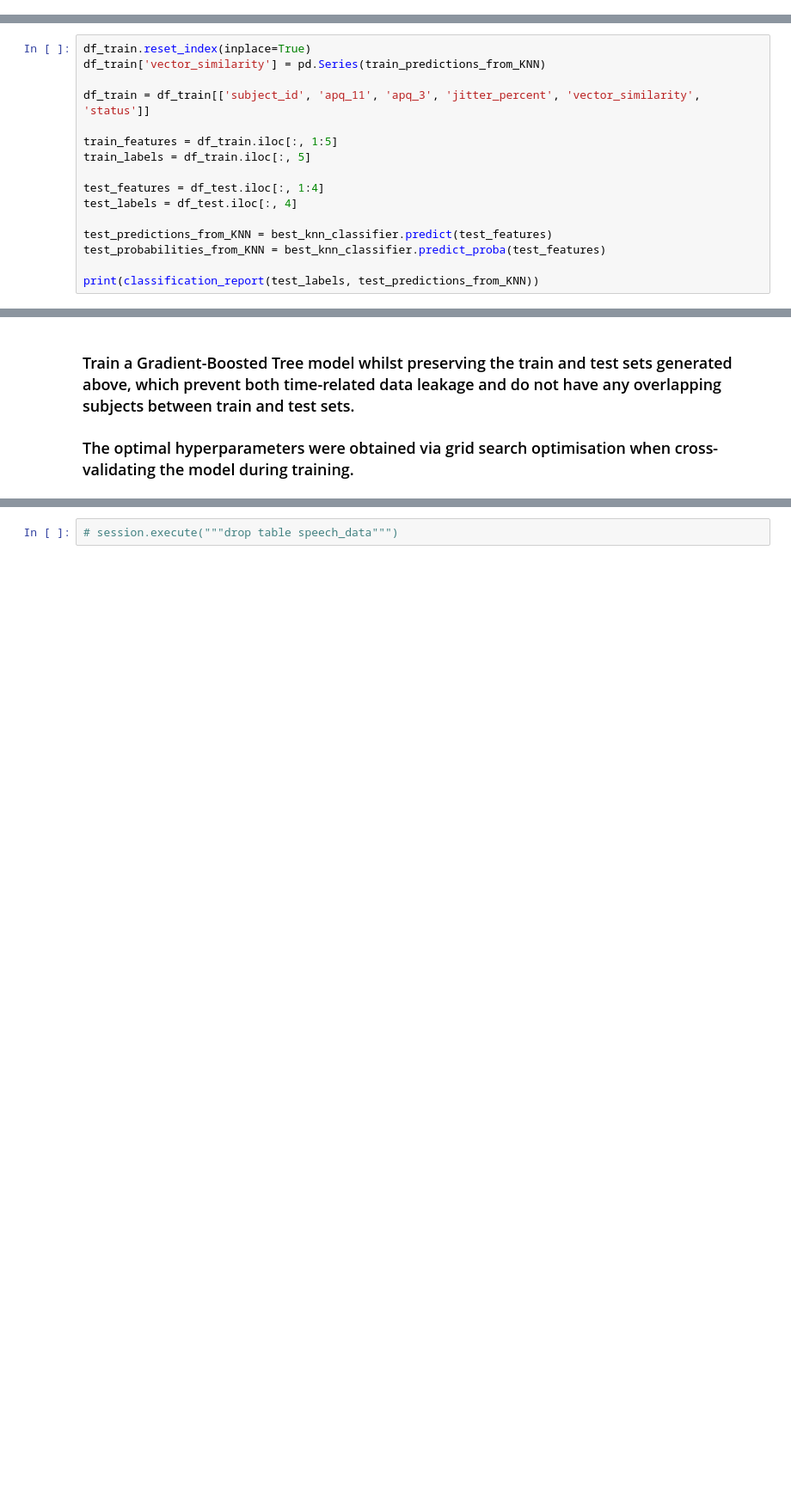
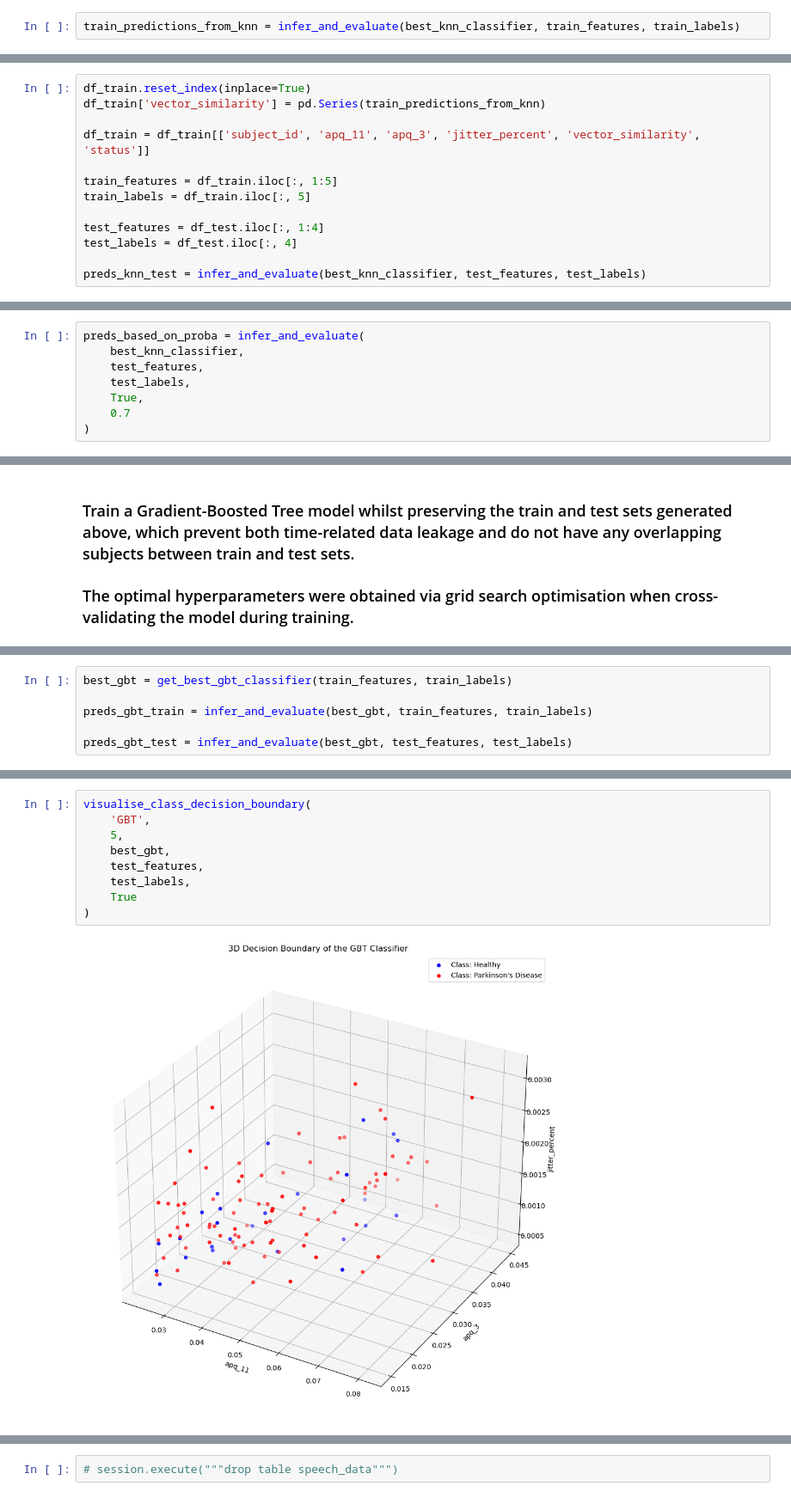
Before and after one commit to marianne-manaog/parkinson-detector, a Jupyter notebook: notebooks/PD_detector_pipeline_w_Cassandra.ipynb, the cells around one changed output, grey strips where cells are left out. Shown at 86% size. Cells and saved outputs as stored; diff of their text form; blank space fills up the shorter version.

Commit message:
Complete productionisation of codes, including model inference and explainability analyses

```diff
--- a/notebooks/PD_detector_pipeline_w_Cassandra.ipynb
+++ b/notebooks/PD_detector_pipeline_w_Cassandra.ipynb
@@ -351,0 +236,2 @@ weighted avg       1.00      1.00      1.00      1192
+# %%
+train_predictions_from_knn = infer_and_evaluate(best_knn_classifier, train_features, train_labels)
@@ -352,6 +274,6 @@ weighted avg       1.00      1.00      1.00      1192
 # %%
 df_train.reset_index(inplace=True)
-df_train['vector_similarity'] = pd.Series(train_predictions_from_KNN)
+df_train['vector_similarity'] = pd.Series(train_predictions_from_knn)
 
 df_train = df_train[['subject_id', 'apq_11', 'apq_3', 'jitter_percent', 'vector_similarity', 'status']]
 
@@ -361,10 +283,7 @@ train_labels = df_train.iloc[:, 5]
 test_features = df_test.iloc[:, 1:4]
 test_labels = df_test.iloc[:, 4]
 
-test_predictions_from_KNN = best_knn_classifier.predict(test_features)
-test_probabilities_from_KNN = best_knn_classifier.predict_proba(test_features)
-
-print(classification_report(test_labels, test_predictions_from_KNN))
+preds_knn_test = infer_and_evaluate(best_knn_classifier, test_features, test_labels)
 # %% [output]
               precision    recall  f1-score   support
 
@@ -450,0 +296,8 @@ plt.show()
+# %%
+preds_based_on_proba = infer_and_evaluate(
+    best_knn_classifier,
+    test_features,
+    test_labels,
+    True,
+    0.7
+)
@@ -612,0 +335,6 @@ plt.show()
+# %%
+best_gbt = get_best_gbt_classifier(train_features, train_labels)
+
+preds_gbt_train = infer_and_evaluate(best_gbt, train_features, train_labels)
+
+preds_gbt_test = infer_and_evaluate(best_gbt, test_features, test_labels)
@@ -612,0 +393,11 @@ plt.show()
+# %%
+visualise_class_decision_boundary(
+    'GBT',
+    5,
+    best_gbt,
+    test_features,
+    test_labels,
+    True
+)
+# %% [output]
+[figure, added]
```
Also changed, not shown: parts of 27 cells of this notebook, 23 other files.
